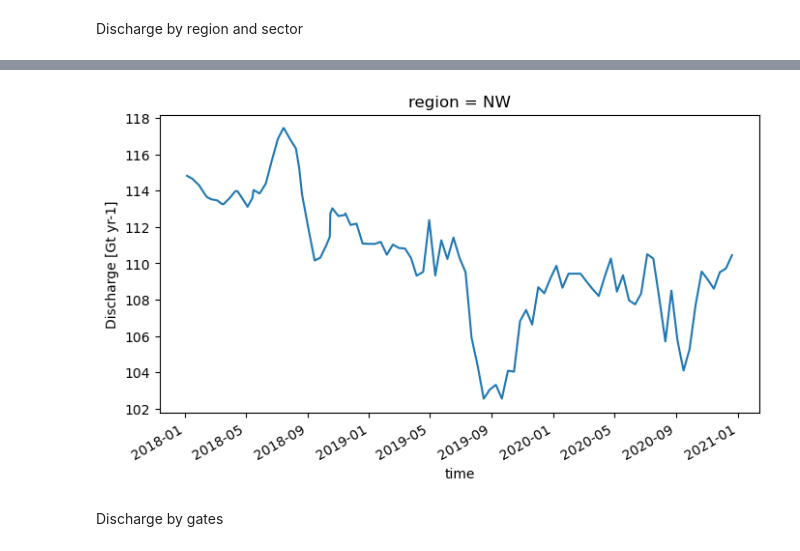
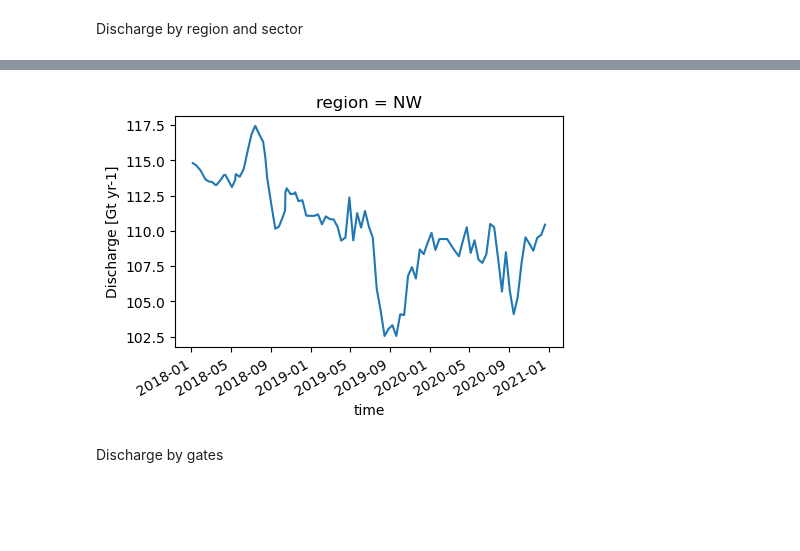
Before and after one commit to mjzahn/glacier_discharge, a Jupyter notebook: solid_ice_discharge.ipynb, the cells around one changed output, grey strips where cells are left out. Saved outputs shown, nothing was run; the diff lists cells and outputs as text; code cells hidden in the pictures; blank space fills up the shorter version.

```diff
--- a/solid_ice_discharge.ipynb
+++ b/solid_ice_discharge.ipynb
@@ -30,7 +38,7 @@ region_discharge_ds.sel(region='NW').sel(time=slice('2000','2016')).discharge.pl
 # %%
-region_discharge_ds.sel(region='NW').sel(time=slice('2018','2020')).discharge.plot();
+region_discharge_ds.sel(region='NW').sel(time=slice('2018','2020')).discharge.plot(figsize=[5,3]);
 # %% [output]
-[figure, old version]
+[figure, new version]
 # %% [markdown]
 Discharge by gates
 # %%
```
Also changed, not shown: parts of 7 cells of this notebook, 1 other file.
